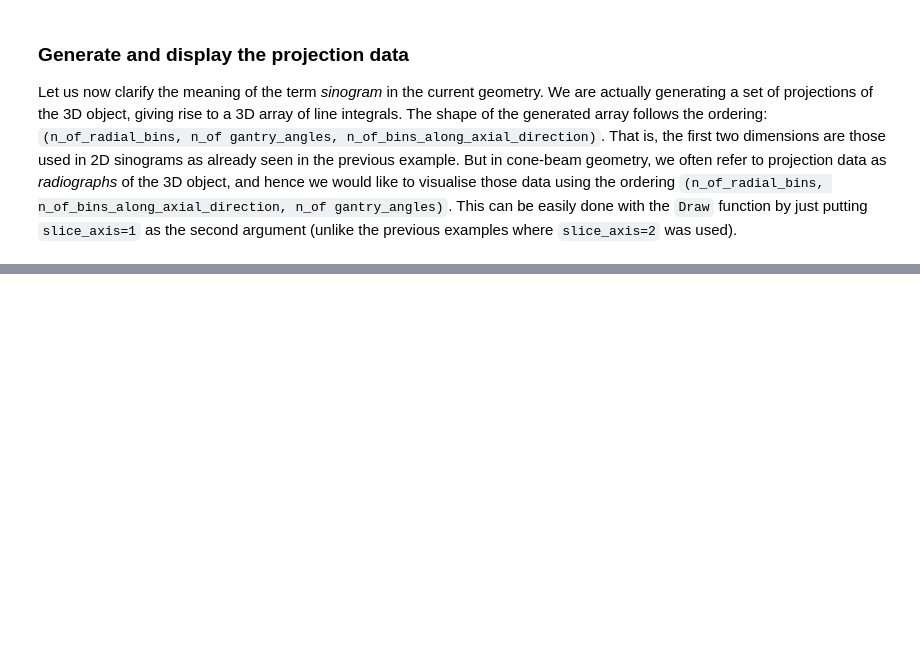
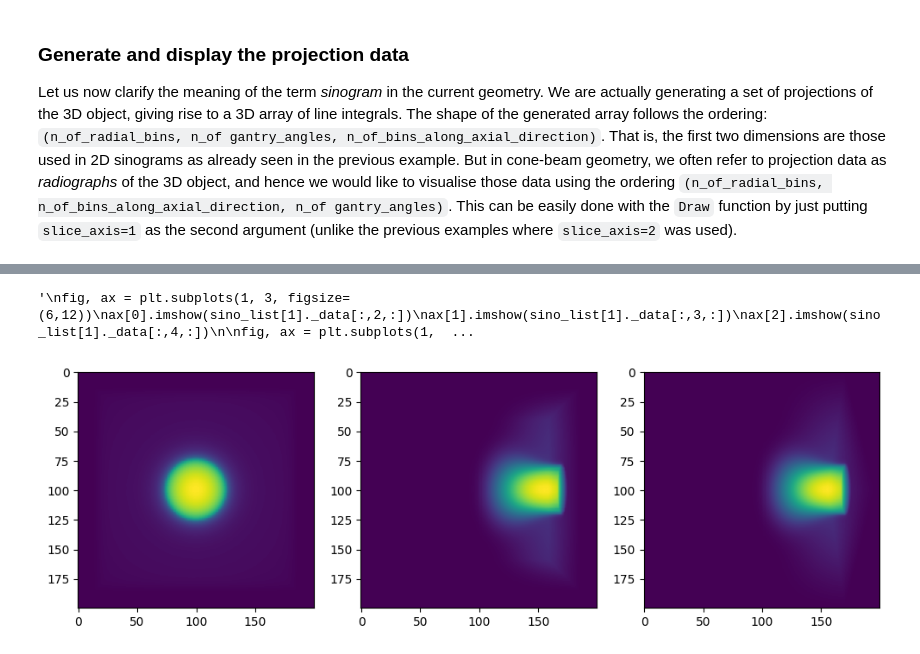
Before and after one commit to eleravera/3D_recon_DAPHNE, a Jupyter notebook: Notebook/ConeBeam.ipynb, the cells around one changed output, grey strips where cells are left out. Saved outputs shown, nothing was run; the diff lists cells and outputs as text; code cells hidden in the pictures; blank space fills up the shorter version.

```diff
--- a/Notebook/ConeBeam.ipynb
+++ b/Notebook/ConeBeam.ipynb
@@ -107,18 +155,22 @@ sino_list=s.GenerateObjectSinogram(input_img,transponse_image=0)
 # %%
 fig, ax = plt.subplots(1, 3, figsize=(12,12))
-ax[0].imshow(sino_list[0]._data[:,0,:])
-ax[1].imshow(sino_list[1]._data[:,0,:])
-ax[2].imshow(sino_list[1]._data[:,1,:])
-
+ax[0].imshow(sino_list[0]._data[:,0,::-1])
+ax[1].imshow(sino_list[1]._data[:,0,::-1])
+ax[2].imshow(sino_list[1]._data[:,1,::-1])
+"""
 fig, ax = plt.subplots(1, 3, figsize=(6,12))
 ax[0].imshow(sino_list[1]._data[:,2,:])
 ax[1].imshow(sino_list[1]._data[:,3,:])
 ax[2].imshow(sino_list[1]._data[:,4,:])
 
 fig, ax = plt.subplots(1, 3, figsize=(6,12))
 ax[0].imshow(sino_list[1]._data[:,5,:])
 ax[1].imshow(sino_list[1]._data[:,6,:])
 ax[2].imshow(sino_list[1]._data[:,7,:])
+"""
+# %% [output]
+'\nfig, ax = plt.subplots(1, 3, figsize=(6,12))\nax[0].imshow(sino_list[1]._data[:,2,:])\nax[1].imshow(sino_list[1]._data[:,3,:])\nax[2].imshow(sino_list[1]._data[:,4,:])\n\nfig, ax = plt.subplots(1,  ...
+[figure, added]
 # %%
 projections_t = np.concatenate(np.concatenate(np.transpose(sino_list[0]._data, axes=(2,1,0)), axis=1))
 projections_l = np.concatenate(np.concatenate(np.transpose(sino_list[1]._data, axes=(2,1,0)), axis=1))
```
Also changed, not shown: parts of 12 cells of this notebook, 8 other files.
